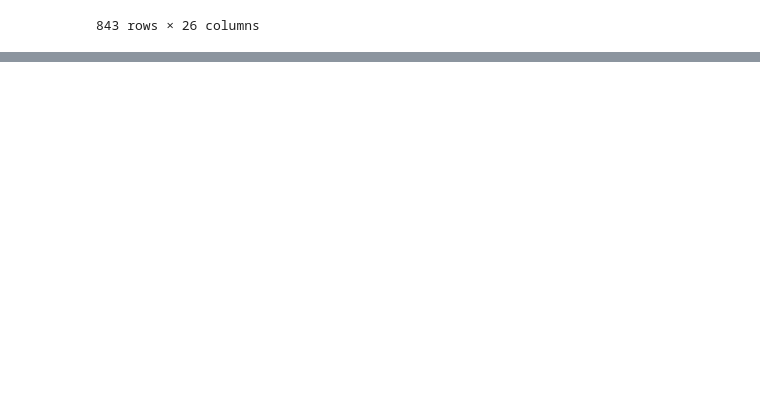
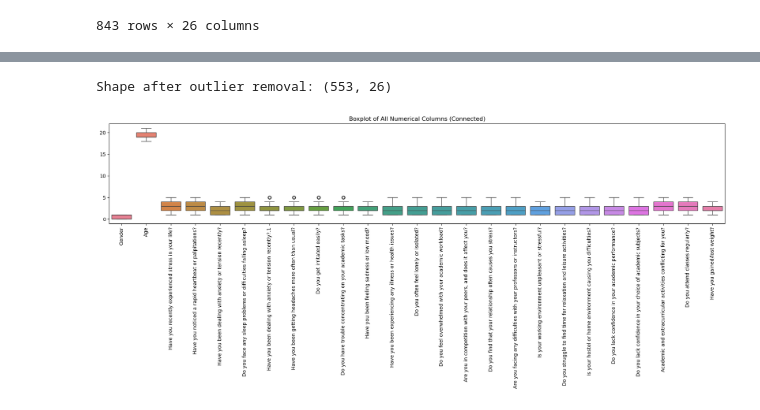
Before and after one commit to SyahrulRahmadan/Tugas_Matrikulasi_Alpro_S2, a Jupyter notebook: EDA.ipynb, the cells around one changed output, grey strips where cells are left out. Cells and saved outputs as stored; diff of their text form; code cells hidden in the pictures; blank space fills up the shorter version.

```diff
--- a/EDA.ipynb
+++ b/EDA.ipynb
@@ -134,0 +219,7 @@ stress_dataset
+# %%
+# Clean datasets by dropping duplicates
+stress_level_clean = stress_level.drop_duplicates()
+stress_dataset_clean = stress_dataset.drop_duplicates()
+
+print(f"StressLevelDataset after cleaning: {stress_level_clean.shape}")
+print(f"Stress_Dataset after cleaning: {stress_dataset_clean.shape}")
@@ -134,0 +261,23 @@ stress_dataset
+# %%
+# Remove outliers from stress_dataset_clean using the IQR method for all numerical columns except the target
+Q1 = stress_dataset_clean[numerical_cols].quantile(0.25)
+Q3 = stress_dataset_clean[numerical_cols].quantile(0.75)
+IQR = Q3 - Q1
+
+# Keep only rows without outliers in any numerical column
+mask = ~((stress_dataset_clean[numerical_cols] < (Q1 - 1.5 * IQR)) |
+         (stress_dataset_clean[numerical_cols] > (Q3 + 1.5 * IQR))).any(axis=1)
+stress_dataset_no_outlier = stress_dataset_clean[mask].reset_index(drop=True)
+
+print(f"Shape after outlier removal: {stress_dataset_no_outlier.shape}")
+# %% [output]
+Shape after outlier removal: (553, 26)
+# %%
+plt.figure(figsize=(18, 8))
+sns.boxplot(data=stress_dataset_no_outlier[numerical_cols])
+plt.xticks(rotation=90)
+plt.title('Boxplot of All Numerical Columns (Connected)')
+plt.tight_layout()
+plt.show()
+# %% [output]
+[figure, added]
```
Also changed, not shown: parts of 10 cells of this notebook.
